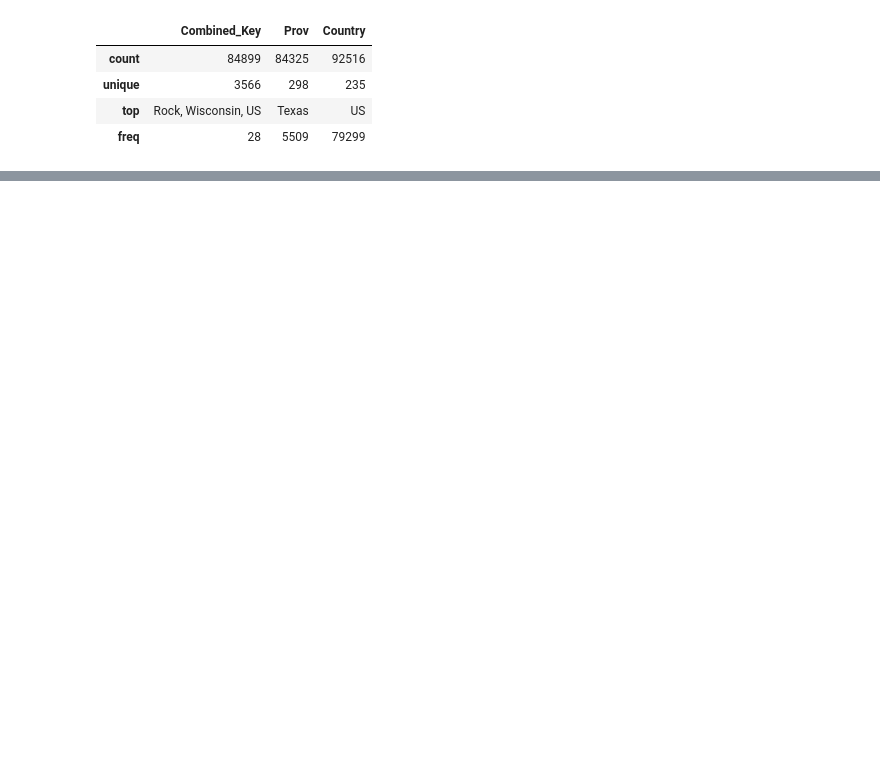
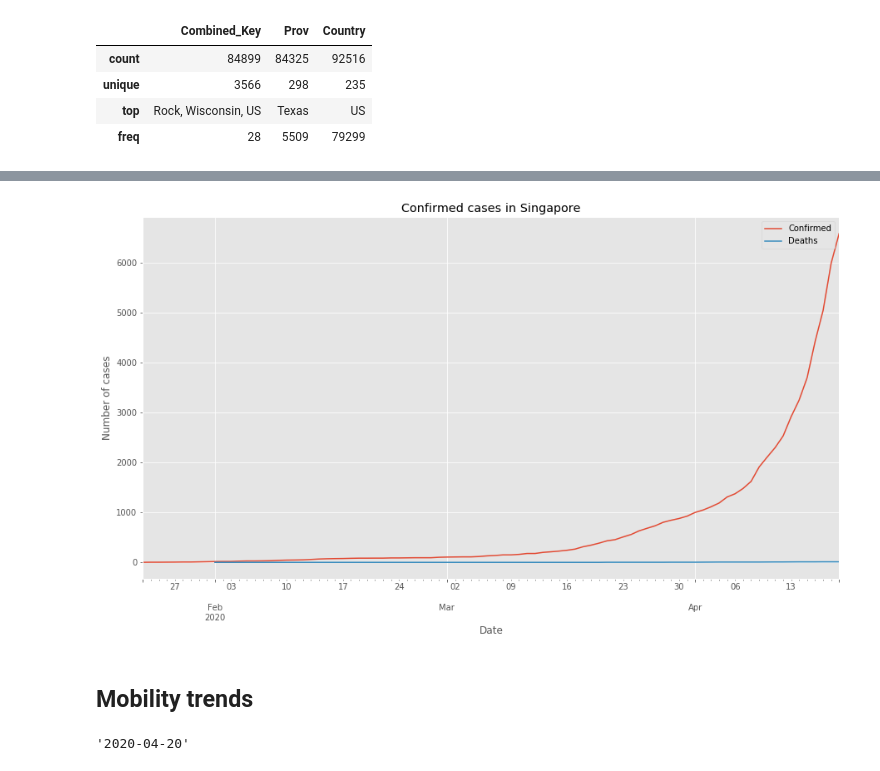
Before and after one commit to BWhannou/Covid_mobility, a Jupyter notebook: Exploratory Data Analysis.ipynb, the cells around one changed output, grey strips where cells are left out. Drawn from its saved outputs; the diff is of its cells as text; code cells hidden in the pictures; blank space fills up the shorter version.

```diff
--- a/Exploratory Data Analysis.ipynb
+++ b/Exploratory Data Analysis.ipynb
@@ -149,0 +161,2 @@ It seems to have some countries which are not
+# %%
+records = records[[not x for x in np.isnan(records.Confirmed)]]
@@ -158,3 +216,10 @@ records.describe(include="object")
+# %%
+# some countries are recorded with different label
+records = records.assign(Country_1 = lambda df : df["Country"].map(lambda country :
+  "China" if bool(re.search("china",country,flags=re.IGNORECASE))
+else ("Hong Kong" if bool(re.search("hong",country,flags=re.IGNORECASE))
+else ("South Korea" if bool(re.search("korea",country,flags=re.IGNORECASE))
+else country))))
 # %%
 print("the information on the data span from {} to {}".format(records.Date.min(),records.Date.max()))
 # %% [output]
@@ -161,0 +227,22 @@ the information on the data span from 2020-01-22 00:00:00 to 2020-04-18 00:00:00
+# %%
+ax = records[records.Country_1=="Singapore"].plot(kind="line",x="Date",y=["Confirmed","Deaths"],figsize=(15,8))
+ax.set_title("Confirmed cases in Singapore")
+ax.set_xlabel("Date")
+ax.set_ylabel("Number of cases")
+# %% [output]
+[figure, added]
+# %% [markdown]
+## Mobility trends
+# %%
+url_racine_mob = "https://covid19-static.cdn-apple.com/covid19-mobility-data/2006HotfixDev8/v1/en-us/applemobilitytrends-"
+date_end = datetime.date.today()
+data_downloaded=0
+while (iterative<10)&(data_downloaded==0):
+    data_downloaded=1
+    try:
+
+
+
+date_end.strftime("%Y-%m-%d")
+# %% [output]
+'2020-04-20'
```
Also changed, not shown: parts of 26 cells of this notebook.
